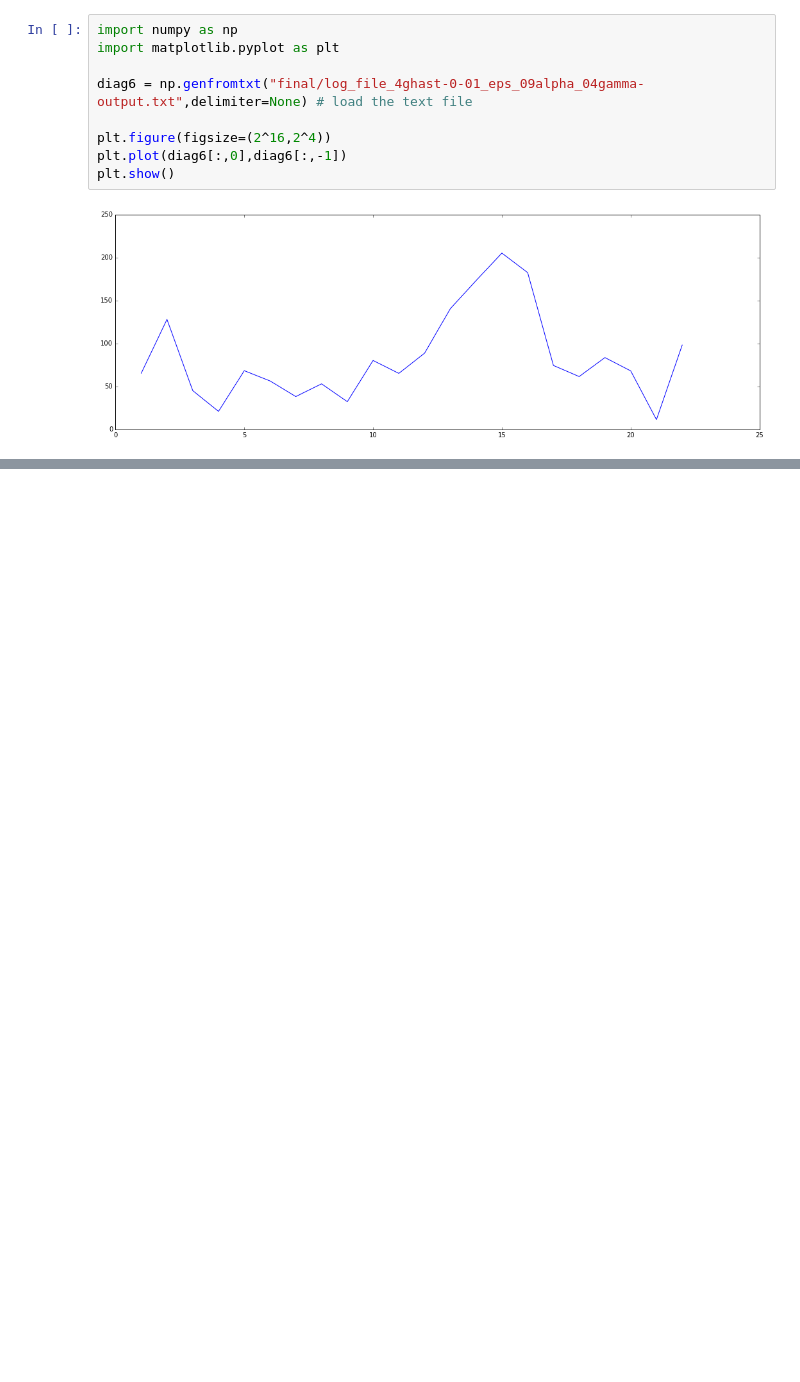
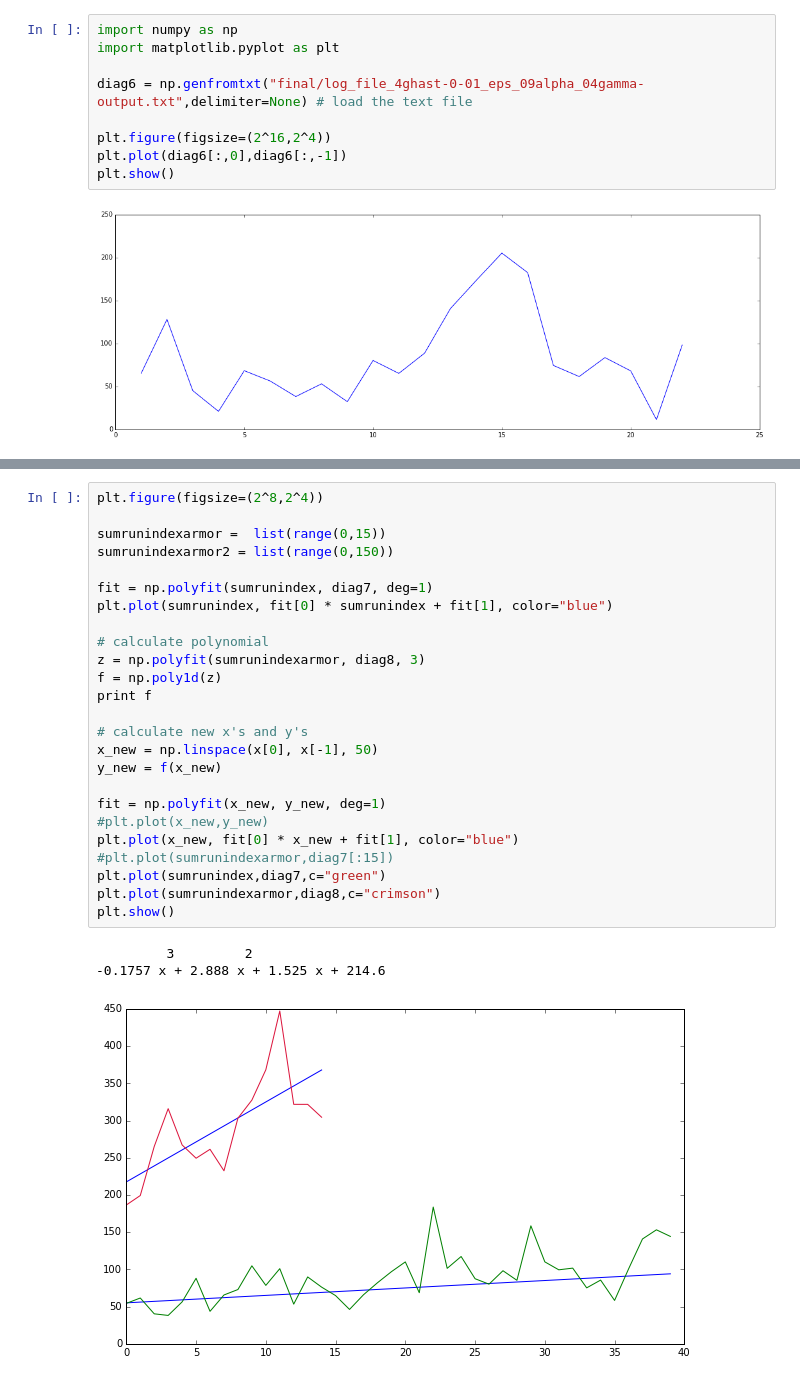
Before and after one commit to CS175MinecraftAI/IfYouCanDodgeAFireball, a Jupyter notebook: code/analysis/survival_rate.ipynb, the cells around one changed output, grey strips where cells are left out. Cells and saved outputs as stored; diff of their text form; blank space fills up the shorter version.

```diff
--- a/code/analysis/survival_rate.ipynb
+++ b/code/analysis/survival_rate.ipynb
@@ -183,0 +279,29 @@ plt.show()
+# %%
+plt.figure(figsize=(2^8,2^4))
+
+sumrunindexarmor =  list(range(0,15))
+sumrunindexarmor2 = list(range(0,150))
+
+fit = np.polyfit(sumrunindex, diag7, deg=1)
+plt.plot(sumrunindex, fit[0] * sumrunindex + fit[1], color="blue")
+
+# calculate polynomial
+z = np.polyfit(sumrunindexarmor, diag8, 3)
+f = np.poly1d(z)
+print f
+
+# calculate new x's and y's
+x_new = np.linspace(x[0], x[-1], 50)
+y_new = f(x_new)
+
+fit = np.polyfit(x_new, y_new, deg=1)
+#plt.plot(x_new,y_new)
+plt.plot(x_new, fit[0] * x_new + fit[1], color="blue")
+#plt.plot(sumrunindexarmor,diag7[:15])
+plt.plot(sumrunindex,diag7,c="green")
+plt.plot(sumrunindexarmor,diag8,c="crimson")
+plt.show()
+# %% [output]
+         3         2
+-0.1757 x + 2.888 x + 1.525 x + 214.6
+[figure, added]
```
Also changed, not shown: parts of 4 cells of this notebook, 10 other files.
